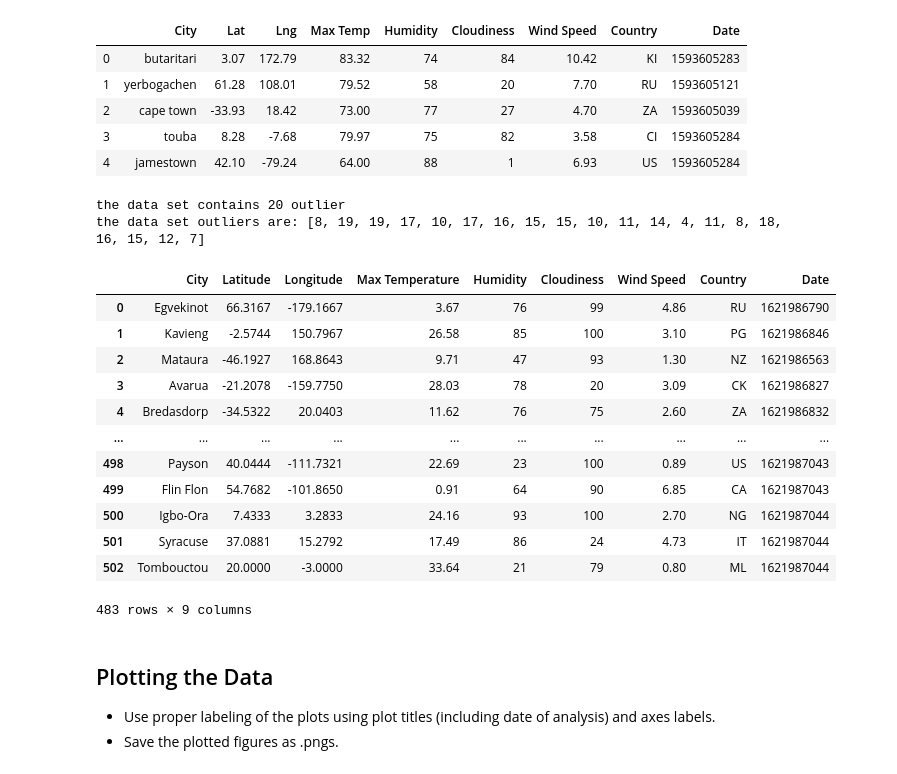
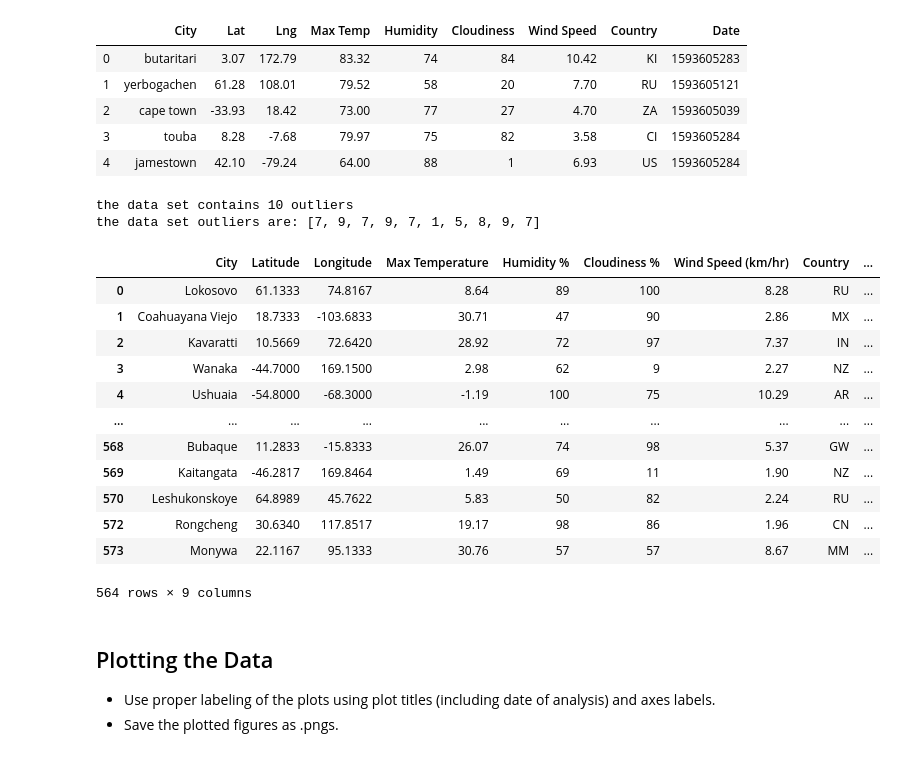
Before and after one commit to susanquiros/Python-api-challenge, a Jupyter notebook: WeatherPy/WeatherPy.ipynb, the cells around one changed output. Saved outputs shown, nothing was run; the diff lists cells and outputs as text; code cells hidden in the pictures.

```diff
--- a/WeatherPy/WeatherPy.ipynb
+++ b/WeatherPy/WeatherPy.ipynb
@@ -33,8 +36,8 @@ range_long = (-180, 180)
 lat_long = []
 city_list = []
 
-latitude= np.random.uniform (range_lat [0], range_lat[1],size = 1350)
-longitude = np.random.uniform(range_long[0], range_long[1],size= 1350)
+latitude= np.random.uniform (range_lat [0], range_lat[1],size = 1550)
+longitude = np.random.uniform(range_long[0], range_long[1],size= 1550)
 lat_long = zip(latitude, longitude)
 
 for lat_long in lat_long:
@@ -128,9 +131,9 @@ cities_filled= pd.DataFrame({"City": city,
                              'Latitude':lt,
                              'Longitude': lg,
                              'Max Temperature':m_temp,
-                             'Humidity':humidity,
-                             'Cloudiness':cloudiness,
-                             'Wind Speed': w_speed,
+                             'Humidity %':humidity,
+                             'Cloudiness %':cloudiness,
+                             'Wind Speed (km/hr)': w_speed,
                              'Country':country,
                              'Date': date
                             })
@@ -266,45 +269,45 @@ humidity_outliers = []
 humidity_count = len(humidity_outliers)
 humidity_count= 0
 
-lower_bound=np.quantile(cities_filled['Humidity'], 0.25)
-upper_bound= np.quantile(cities_filled['Humidity'], 0.75)
-mean= cities_filled['Humidity'].mean()
+lower_bound=np.quantile(cities_filled['Humidity %'], 0.25)
+upper_bound= np.quantile(cities_filled['Humidity %'], 0.75)
+mean= cities_filled['Humidity %'].mean()
 
-iqr = upper_q-lower_bound
+iqr = upper_bound-lower_bound
 lower_bound = lower_bound - (1.5*iqr)
 upper_bound = upper_bound + (1.5*iqr)
 
 #getting the outlier
 for index,row in cities_filled.iterrows():
-    if row['Humidity']<lower_bound or row['Humidity']>upper_bound:
+    if row['Humidity %']<lower_bound or row['Humidity %']>upper_bound:
         humidity_count= humidity_count +1
-        humidity_outliers.append(row['Humidity'])
+        humidity_outliers.append(row['Humidity %'])
 
-print(f'the data set contains {humidity_count} outlier')
+print(f'the data set contains {humidity_count} outliers')
 print(f'the data set outliers are: {humidity_outliers }')
 
 #Printing the results
 # %% [output]
-the data set contains 20 outlier
-the data set outliers are: [8, 19, 19, 17, 10, 17, 16, 15, 15, 10, 11, 14, 4, 11, 8, 18, 16, 15, 12, 7]
+the data set contains 10 outliers
+the data set outliers are: [7, 9, 7, 9, 7, 1, 5, 8, 9, 7]
 # %%
 #generating the dataframe without the outliers
-clean_city= cities_filled.drop(cities_filled[(cities_filled['Humidity']< lower_bound)|(cities_filled['Humidity']>upper_bound)] .index, inplace=False)
+clean_city= cities_filled.drop(cities_filled[(cities_filled['Humidity %']< lower_bound)|(cities_filled['Humidity %']>upper_bound)] .index, inplace=False)
 clean_city
 # %% [output]
-|  | City | Latitude | Longitude | Max Temperature | Humidity | Cloudiness | Wind Speed | Country | Date |
-| 0 | Egvekinot | 66.3167 | -179.1667 | 3.67 | 76 | 99 | 4.86 | RU | 1621986790 |
-| 1 | Kavieng | -2.5744 | 150.7967 | 26.58 | 85 | 100 | 3.10 | PG | 1621986846 |
-| 2 | Mataura | -46.1927 | 168.8643 | 9.71 | 47 | 93 | 1.30 | NZ | 1621986563 |
-| 3 | Avarua | -21.2078 | -159.7750 | 28.03 | 78 | 20 | 3.09 | CK | 1621986827 |
-| 4 | Bredasdorp | -34.5322 | 20.0403 | 11.62 | 76 | 75 | 2.60 | ZA | 1621986832 |
+|  | City | Latitude | Longitude | Max Temperature | Humidity % | Cloudiness % | Wind Speed (km/hr) | Country | ... |
+| 0 | Lokosovo | 61.1333 | 74.8167 | 8.64 | 89 | 100 | 8.28 | RU | ... |
+| 1 | Coahuayana Viejo | 18.7333 | -103.6833 | 30.71 | 47 | 90 | 2.86 | MX | ... |
+| 2 | Kavaratti | 10.5669 | 72.6420 | 28.92 | 72 | 97 | 7.37 | IN | ... |
+| 3 | Wanaka | -44.7000 | 169.1500 | 2.98 | 62 | 9 | 2.27 | NZ | ... |
+| 4 | Ushuaia | -54.8000 | -68.3000 | -1.19 | 100 | 75 | 10.29 | AR | ... |
 | ... | ... | ... | ... | ... | ... | ... | ... | ... | ... |
-| 498 | Payson | 40.0444 | -111.7321 | 22.69 | 23 | 100 | 0.89 | US | 1621987043 |
-| 499 | Flin Flon | 54.7682 | -101.8650 | 0.91 | 64 | 90 | 6.85 | CA | 1621987043 |
-| 500 | Igbo-Ora | 7.4333 | 3.2833 | 24.16 | 93 | 100 | 2.70 | NG | 1621987044 |
-| 501 | Syracuse | 37.0881 | 15.2792 | 17.49 | 86 | 24 | 4.73 | IT | 1621987044 |
-| 502 | Tombouctou | 20.0000 | -3.0000 | 33.64 | 21 | 79 | 0.80 | ML | 1621987044 |
+| 568 | Bubaque | 11.2833 | -15.8333 | 26.07 | 74 | 98 | 5.37 | GW | ... |
+| 569 | Kaitangata | -46.2817 | 169.8464 | 1.49 | 69 | 11 | 1.90 | NZ | ... |
+| 570 | Leshukonskoye | 64.8989 | 45.7622 | 5.83 | 50 | 82 | 2.24 | RU | ... |
+| 572 | Rongcheng | 30.6340 | 117.8517 | 19.17 | 98 | 86 | 1.96 | CN | ... |
+| 573 | Monywa | 22.1167 | 95.1333 | 30.76 | 57 | 57 | 8.67 | MM | ... |
-483 rows × 9 columns
+564 rows × 9 columns
 # %%
 #exproting the new version of the dataset
 clean_city.to_csv('OutputData/Clean_city.csv', index=False, header=True)
```
Also changed, not shown: parts of 14 cells of this notebook, 7 other files.
